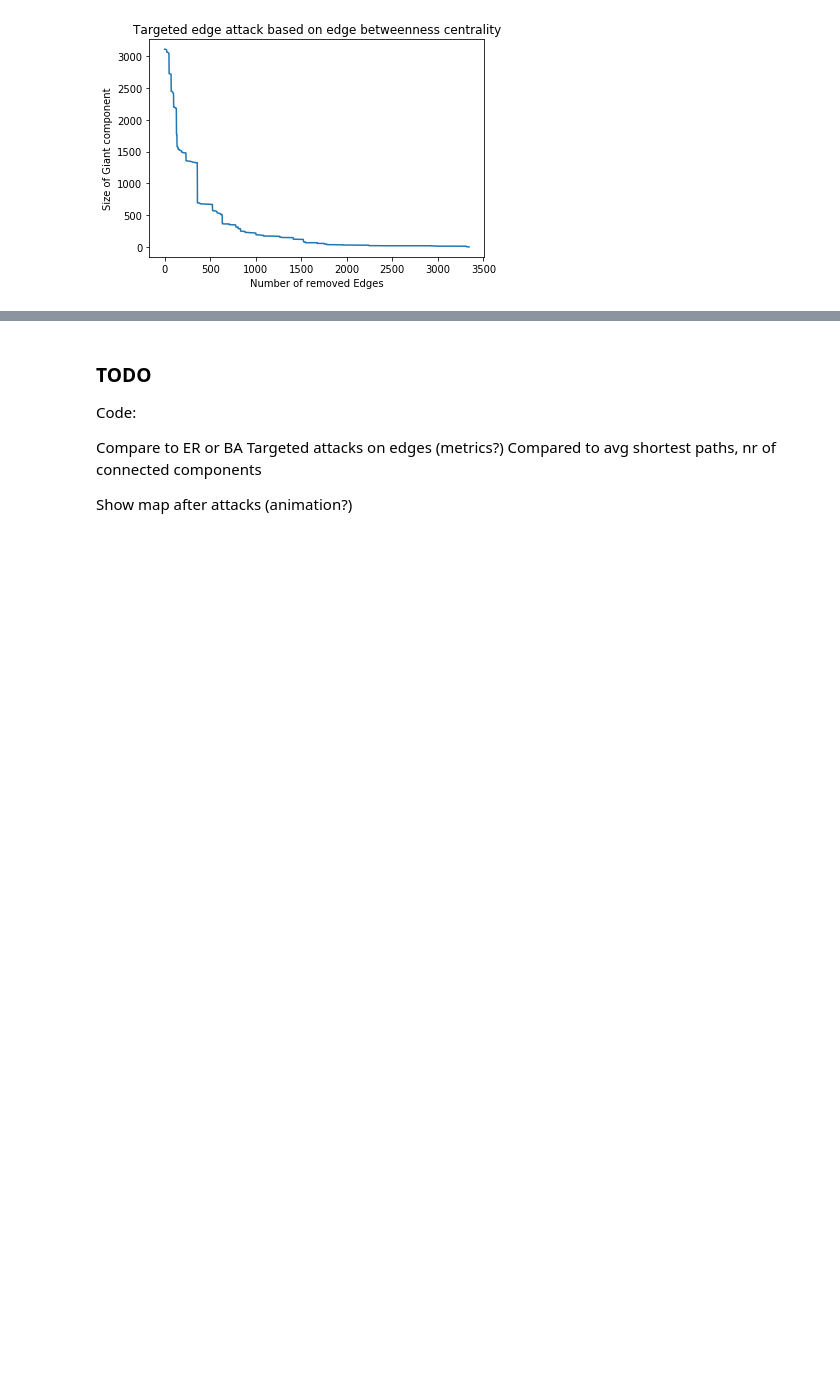
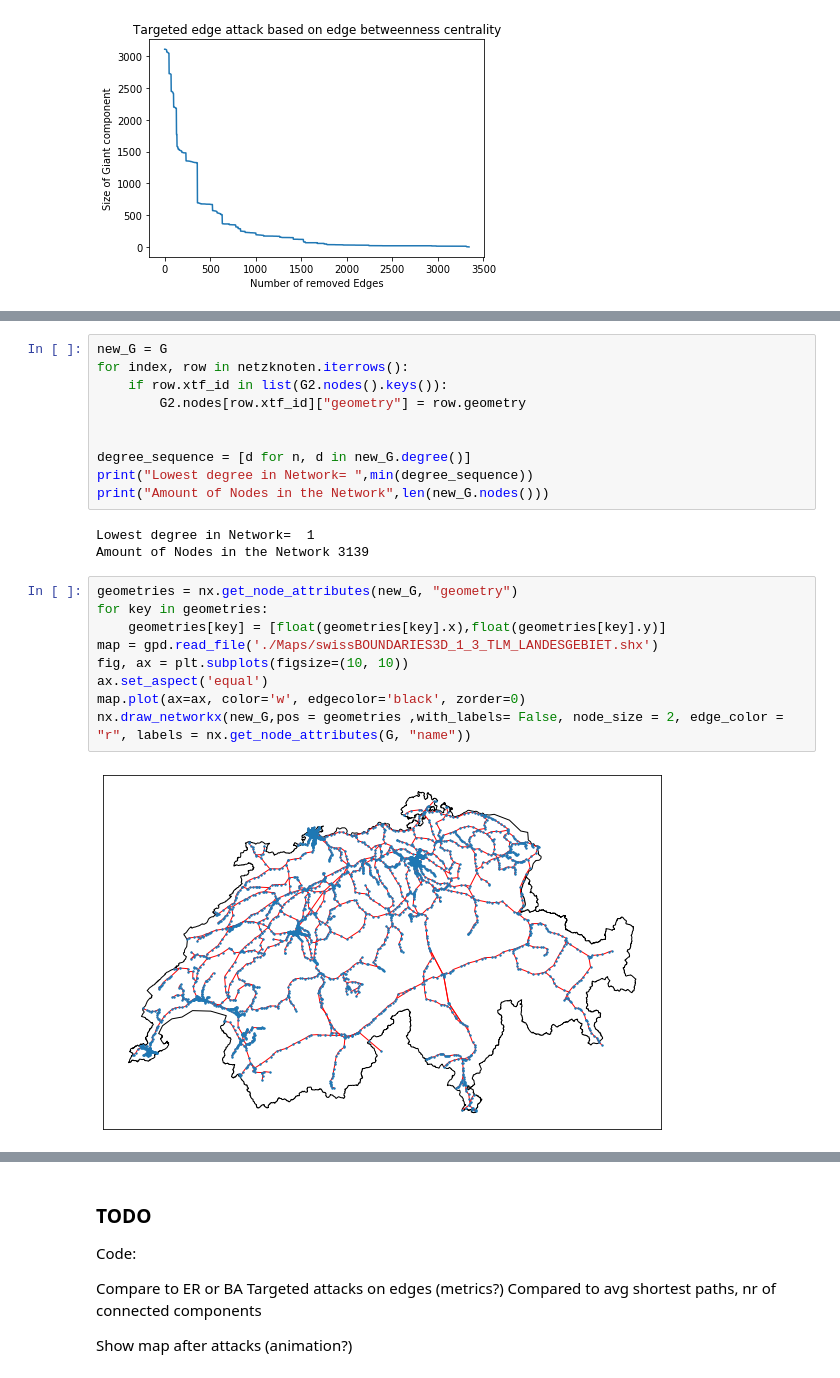
Before and after one commit to mathiasluethi/network-science-final-project, a Jupyter notebook: Final Version.ipynb, the cells around one changed output, grey strips where cells are left out. Drawn from its saved outputs; the diff is of its cells as text; blank space fills up the shorter version.

```diff
--- a/Final Version.ipynb
+++ b/Final Version.ipynb
@@ -309,0 +549,24 @@ targeted_edge_attack(G)
+# %%
+new_G = G
+for index, row in netzknoten.iterrows():
+    if row.xtf_id in list(G2.nodes().keys()):
+        G2.nodes[row.xtf_id]["geometry"] = row.geometry
+
+
+degree_sequence = [d for n, d in new_G.degree()]
+print("Lowest degree in Network= ",min(degree_sequence))
+print("Amount of Nodes in the Network",len(new_G.nodes()))
+# %% [output]
+Lowest degree in Network=  1
+Amount of Nodes in the Network 3139
+# %%
+geometries = nx.get_node_attributes(new_G, "geometry")
+for key in geometries:
+    geometries[key] = [float(geometries[key].x),float(geometries[key].y)]
+map = gpd.read_file('./Maps/swissBOUNDARIES3D_1_3_TLM_LANDESGEBIET.shx')
+fig, ax = plt.subplots(figsize=(10, 10))
+ax.set_aspect('equal')
+map.plot(ax=ax, color='w', edgecolor='black', zorder=0)
+nx.draw_networkx(new_G,pos = geometries ,with_labels= False, node_size = 2, edge_color = "r", labels = nx.get_node_attributes(G, "name"))
+# %% [output]
+[figure, added]
```
Also changed, not shown: parts of 18 cells of this notebook.
